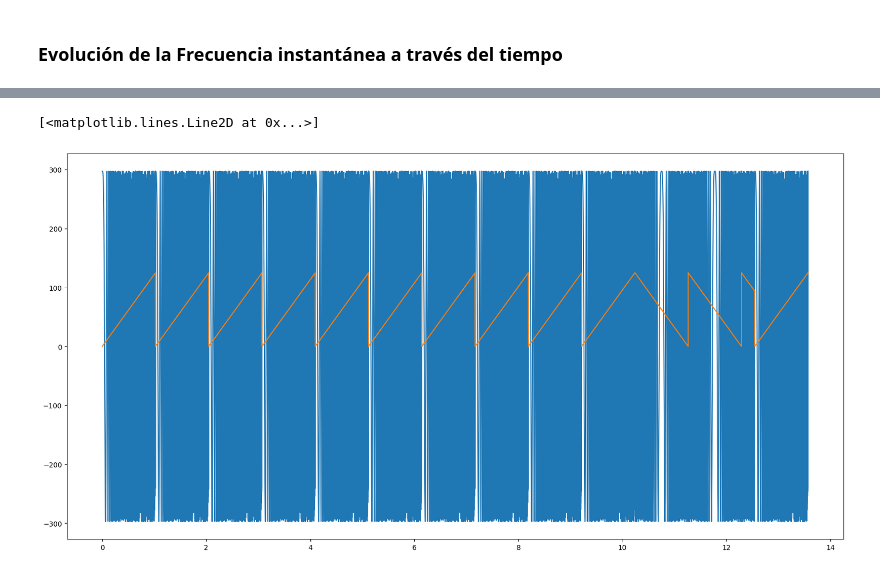
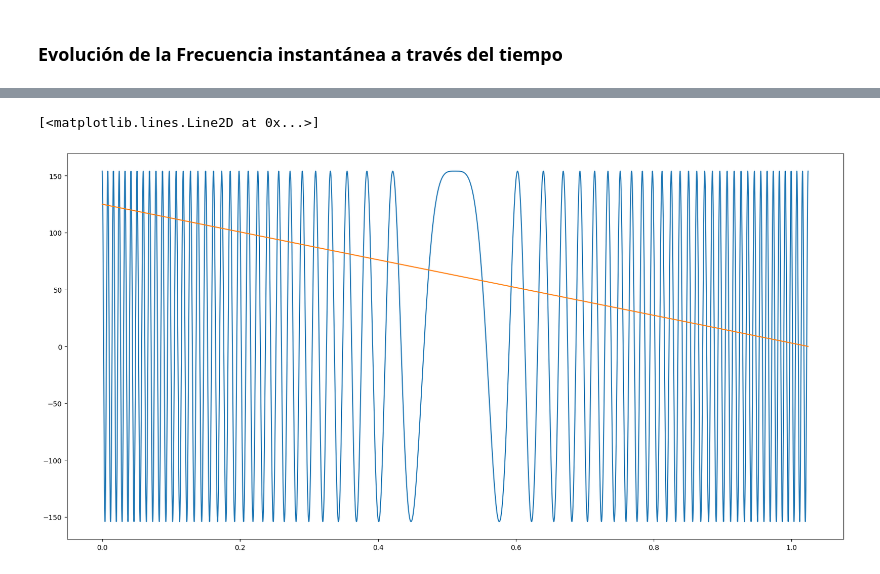
Before and after one commit to stefaema/LoRaSimulator, a Jupyter notebook: prototype.ipynb, the cells around one changed output, grey strips where cells are left out. Saved outputs shown, nothing was run; the diff lists cells and outputs as text; code cells hidden in the pictures.

```diff
--- a/prototype.ipynb
+++ b/prototype.ipynb
@@ -153,12 +219,12 @@ class LoraModulator:
 # %%
-l = LoraModulator(7, 125, 10)
-t, s, f = l.modulate_implicit_package(8, [0], True)
+l = LoraModulator(7, 125, 1000)
+t, s, f = l.modulate_symbols( [LoraReservedArtifacts.FULL_DOWNCHIRP], True)
 plt.figure(figsize=(20,10))
-plt.plot(t, 1000* np.real(s))
+plt.plot(t, 2**14* np.real(s))
 plt.plot(t, f)
 # %% [output]
 [<matplotlib.lines.Line2D at 0x...>]
-[figure, old version]
+[figure, new version]
 # %%
     # def __init__(self):
     #     self.__modem = None
```
Also changed, not shown: parts of 11 cells of this notebook, 1 other file.
